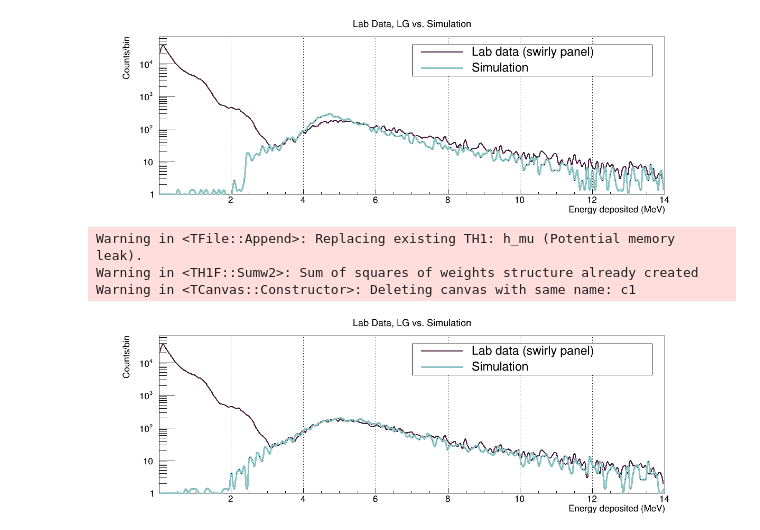
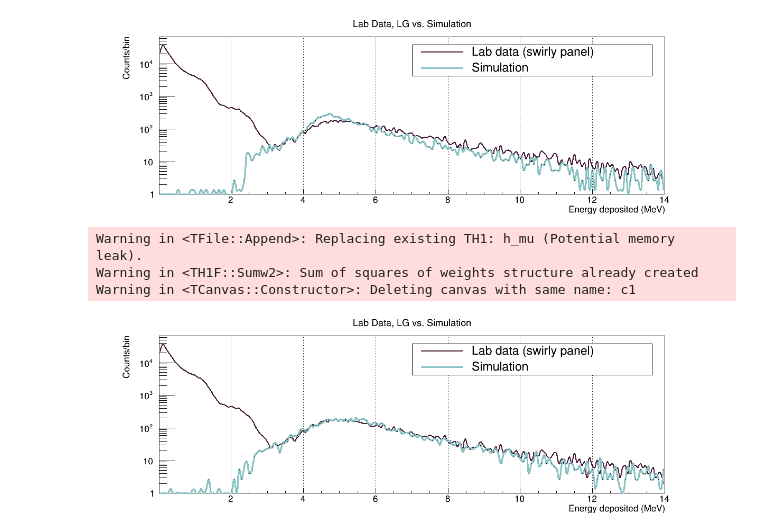
Before and after one commit to sgrobnik/SmearingProjectCUORE, a Jupyter notebook: Muon_Normalization_Din_vz0.ipynb, the cells around one changed output. Drawn from its saved outputs; the diff is of its cells as text; code cells hidden in the pictures.

```diff
--- a/Muon_Normalization_Din_vz0.ipynb
+++ b/Muon_Normalization_Din_vz0.ipynb
@@ -44,11 +44,11 @@ ped = 50 #pedestal correction
 adc_mev = 538.3933387436877 # from "MuonPeakCalibration_Din_ThanksEmily_v1_cut.ipynb"
 pe_mev = 53.95 # gotten from averaging two values from "OLD_MuonsAndGammas_SimulationFitting_Din_v2_w_Caesium.ipynb"
 
-sigma = 0.159223 # Get the sigma in MeV from "Cs137_GaussFitting_ForResolution_Din_vz1.ipynb"
-sigma_pe = sigma * pe_mev # Convert to PE
+sig662 = 0.159223 # Get the sigma in MeV from "Cs137_GaussFitting_ForResolution_Din_vz1.ipynb"
+# sigma_pe = sigma * pe_mev # Convert to PE
 
-lin_sigma = sigma / 0.662
-lin_sigma_pe = lin_sigma * pe_mev # Convert to PE
+sig1pe = (.662*pe_mev) / (sig662*pe_mev)
+# lin_sigma_pe = lin_sigma * pe_mev # Convert to PE
 
 R = 0.07
 # gbins = 100 #Bins for each of the gamma lines
@@ -56,7 +56,7 @@ hmin = 0.01
 hmax = 14
 bins = int((hmax-hmin)/R)
 # %%
-folder_m = "/home/dt592/Geant4Work/muons_edited/muonsInPanel_build/" # location of the muon sim build folder
+folder_m = "muons_edited/muonsInPanel_build/" # location of the muon sim build folder
 
 # Muons
 muons = TFile(folder_m + "muonsJ_normalized.root", "READ")
@@ -148,9 +147,7 @@ c1.Draw()
 # %%
 mu_pe = mu_mev * pe_mev
 # %%
-bg_smeared_lin_mu_pe = (
-    1 + 0.004 * np.power(mu_pe,0.5)) * np.random.normal(
-    loc=mu_pe, scale = 0.12 * lin_sigma_pe * np.power(mu_pe,0.5))
+bg_smeared_lin_mu_pe = np.random.normal(loc=mu_pe, scale = np.power(sig1pe * mu_pe, 0.5)) + 17
 
 h_mu = TH1F('h_mu','',bins,hmin,hmax)
 fill_hist(h_mu, bg_smeared_lin_mu_pe / pe_mev)
@@ -158,31 +155,31 @@ fill_hist(h_mu, bg_smeared_lin_mu_pe / pe_mev)
 lx = int(3/R)
 ux = int(14/R)
 dat_int = h_dat.Integral(lx,ux)
 int1 = h_mu.Integral(lx,ux)
 h_mu.Scale(dat_int/int1)
 h_mu.Sumw2()
 
 c2 = TCanvas('c1','',1200,400)
 c2.cd()
 gStyle.SetPalette(ROOT.kCandy)
 
 h_dat.Draw("plc pcm hist")
 
 h_mu.Draw("plc pcm same hist")
 h_mu.SetLineWidth(3)
 
 gPad.SetLogy()
 gPad.SetGridx()
 gStyle.SetOptStat(0)
 
 legend = TLegend(0.5,0.7,0.88,0.86)
 legend.AddEntry(h_dat,"Lab data (swirly panel)","l")
 legend.AddEntry(h_mu,"Simulation","l")
 legend.Draw()
 
 c2.Draw()
 # %% [output]
 Warning in <TFile::Append>: Replacing existing TH1: h_mu (Potential memory leak).
 Warning in <TH1F::Sumw2>: Sum of squares of weights structure already created
 Warning in <TCanvas::Constructor>: Deleting canvas with same name: c1
-[figure, old version]
+[figure, new version]
```
Also changed, not shown: parts of 6 cells of this notebook, 11 other files.
